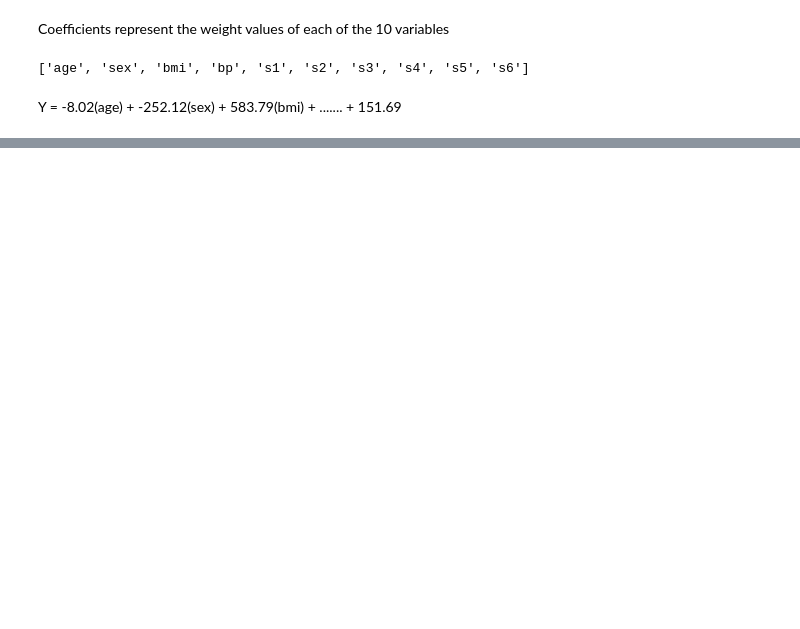
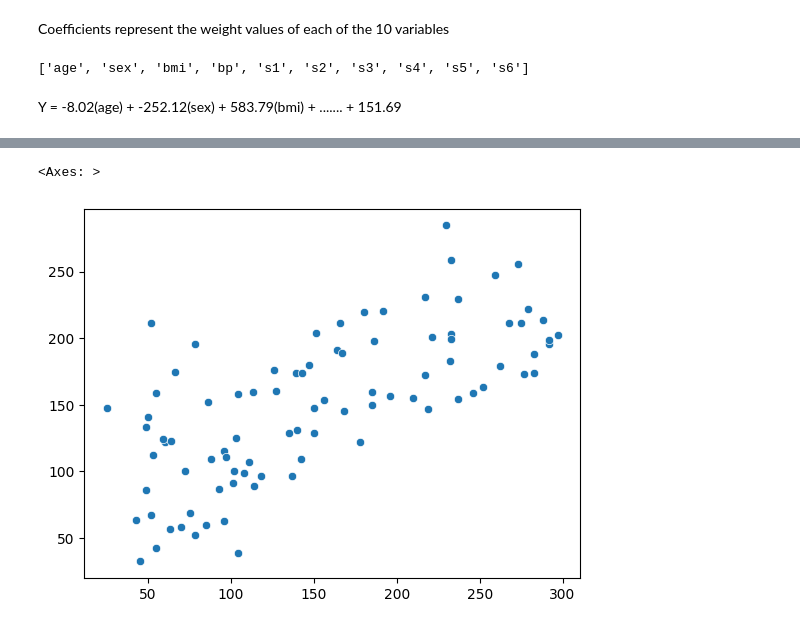
Before and after one commit to kendall-lucas25/practice_model, a Jupyter notebook: practice_model.ipynb, the cells around one changed output, grey strips where cells are left out. Cells and saved outputs as stored; diff of their text form; code cells hidden in the pictures; blank space fills up the shorter version.

```diff
--- a/practice_model.ipynb
+++ b/practice_model.ipynb
@@ -133,0 +168,6 @@ Y = -8.02(age) + -252.12(sex) + 583.79(bmi) + ....... + 151.69
+# %%
+import seaborn as sns
+sns.scatterplot(x = y_test, y = y_pred)
+# %% [output]
+<Axes: >
+[figure, added]
```
Also changed, not shown: parts of 27 cells of this notebook.
